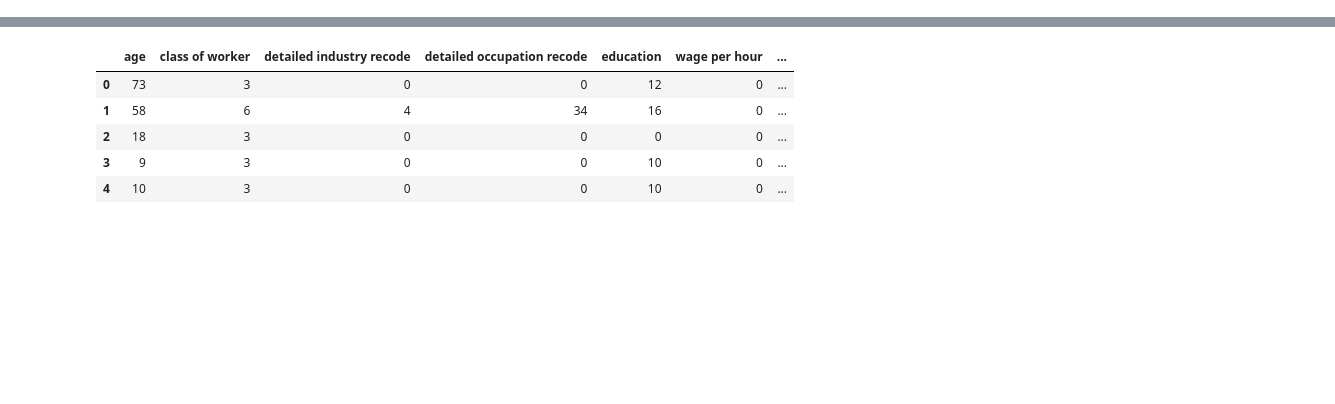
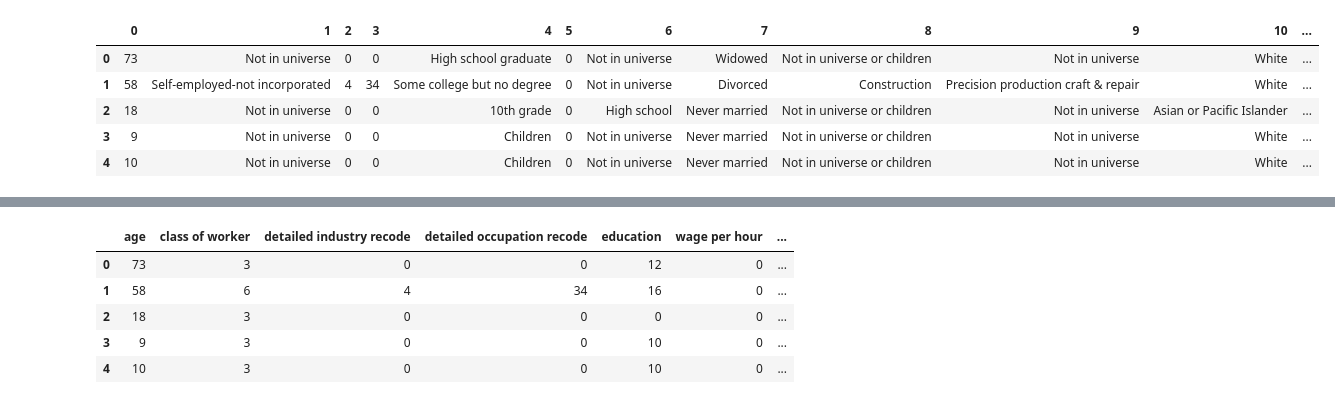
Before and after one commit to studorache/MLC, a Jupyter notebook: MLC.ipynb, the cells around one changed output, grey strips where cells are left out. Saved outputs shown, nothing was run; the diff lists cells and outputs as text; code cells hidden in the pictures; blank space fills up the shorter version.

```diff
--- a/MLC.ipynb
+++ b/MLC.ipynb
@@ -57,6 +57,14 @@ Archive:  census-income.test.zip
 # %%
 initial_train_df = pd.read_csv('census-income.data', header=None,sep=',')
 final_test_df = pd.read_csv('census-income.test', header=None,sep=',')
+initial_train_df.head()
+# %% [output]
+|  | 0 | 1 | 2 | 3 | 4 | 5 | 6 | 7 | 8 | 9 | 10 | ... |
+| 0 | 73 | Not in universe | 0 | 0 | High school graduate | 0 | Not in universe | Widowed | Not in universe or children | Not in universe | White | ... |
+| 1 | 58 | Self-employed-not incorporated | 4 | 34 | Some college but no degree | 0 | Not in universe | Divorced | Construction | Precision production craft & repair | White | ... |
+| 2 | 18 | Not in universe | 0 | 0 | 10th grade | 0 | High school | Never married | Not in universe or children | Not in universe | Asian or Pacific Islander | ... |
+| 3 | 9 | Not in universe | 0 | 0 | Children | 0 | Not in universe | Never married | Not in universe or children | Not in universe | White | ... |
+| 4 | 10 | Not in universe | 0 | 0 | Children | 0 | Not in universe | Never married | Not in universe or children | Not in universe | White | ... |
 # %%
 #get cols names
 lines = open("census-income.names", "r").readlines()
```
Also changed, not shown: parts of 14 cells of this notebook.
